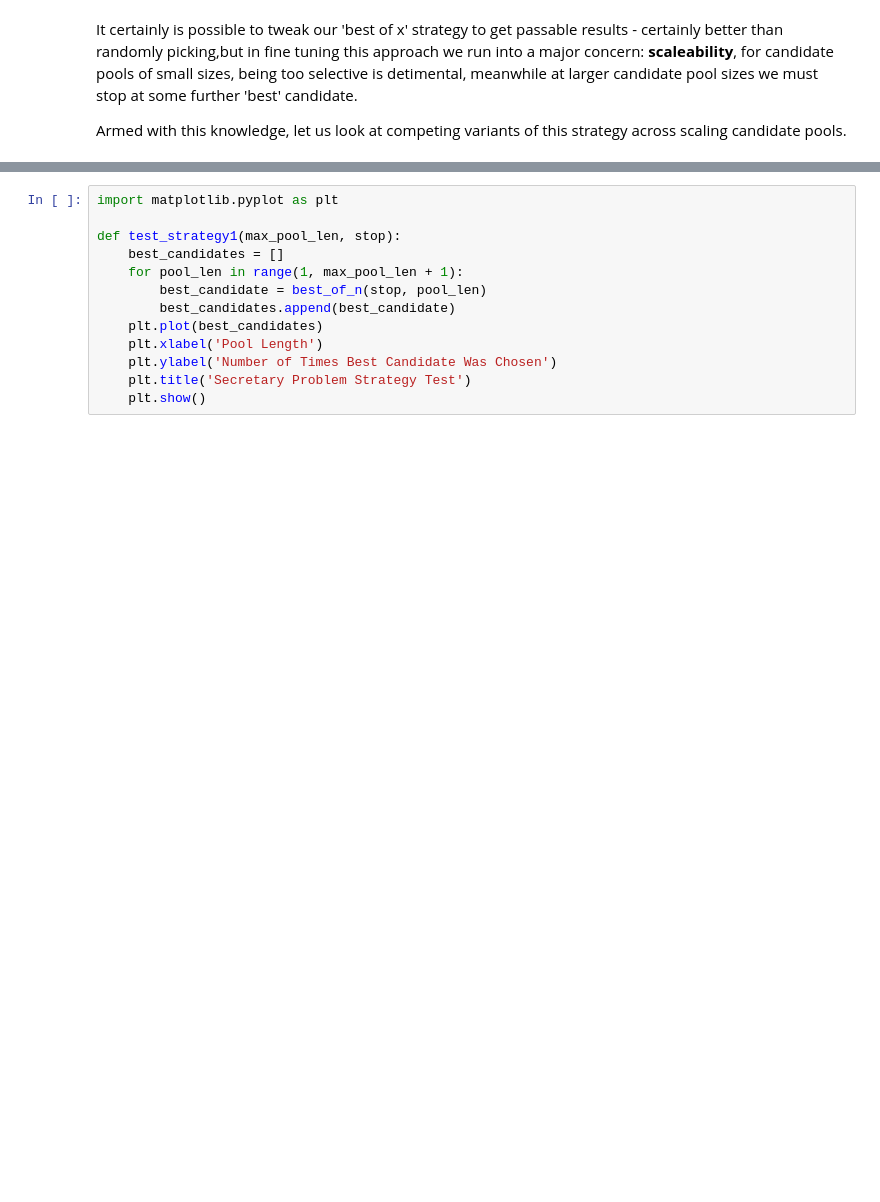
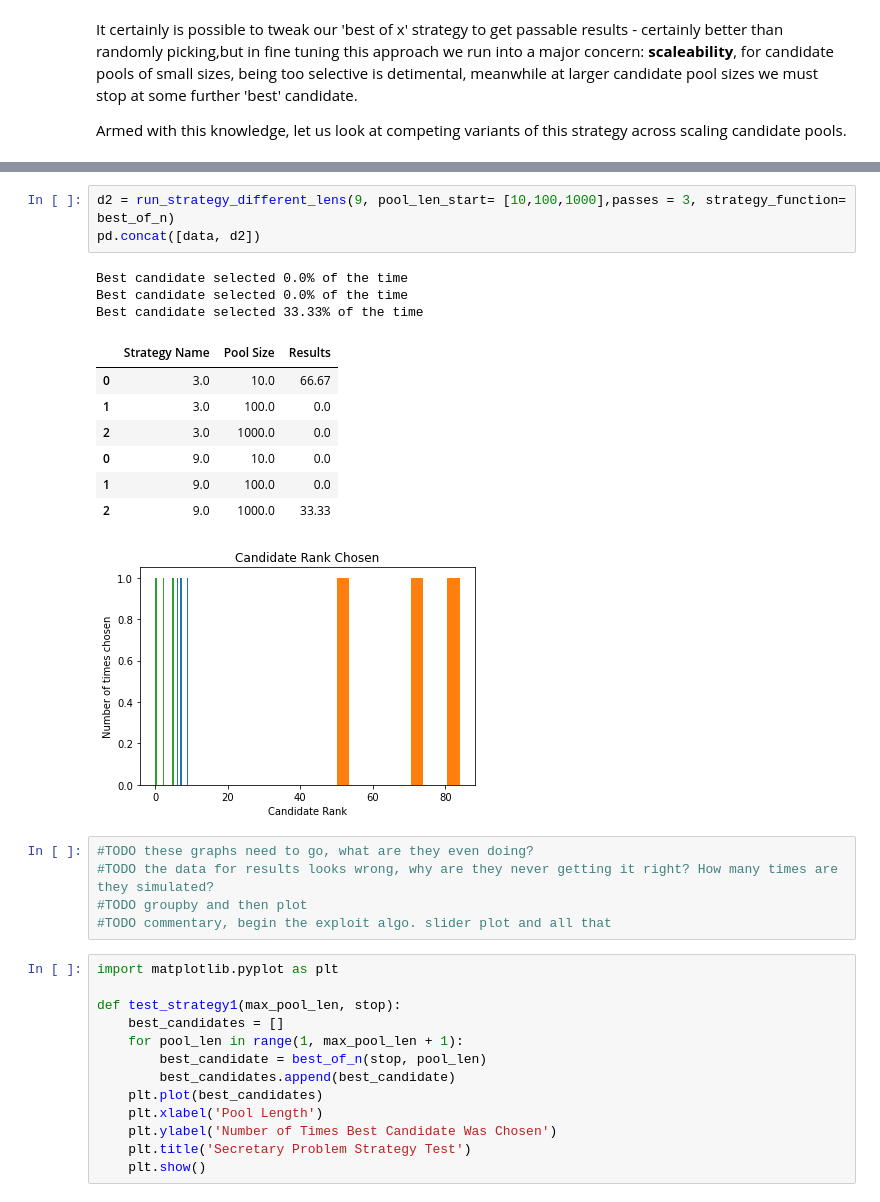
Before and after one commit to Robert-Kilduff/Secretary_problem, a Jupyter notebook: SecretarySim.ipynb, the cells around one changed output, grey strips where cells are left out. Cells and saved outputs as stored; diff of their text form; blank space fills up the shorter version.

```diff
--- a/SecretarySim.ipynb
+++ b/SecretarySim.ipynb
@@ -157,3 +159,23 @@ IndentationError: expected an indented block (3616041218.py, line 5)
+# %%
+d2 = run_strategy_different_lens(9, pool_len_start= [10,100,1000],passes = 3, strategy_function= best_of_n)
+pd.concat([data, d2])
+# %% [output]
+Best candidate selected 0.0% of the time
+Best candidate selected 0.0% of the time
+Best candidate selected 33.33% of the time
+|  | Strategy Name | Pool Size | Results |
+| 0 | 3.0 | 10.0 | 66.67 |
+| 1 | 3.0 | 100.0 | 0.0 |
+| 2 | 3.0 | 1000.0 | 0.0 |
+| 0 | 9.0 | 10.0 | 0.0 |
+| 1 | 9.0 | 100.0 | 0.0 |
+| 2 | 9.0 | 1000.0 | 33.33 |
+[figure, added]
+# %%
+#TODO these graphs need to go, what are they even doing?
+#TODO the data for results looks wrong, why are they never getting it right? How many times are they simulated?
+#TODO groupby and then plot
+#TODO commentary, begin the exploit algo. slider plot and all that
 # %%
 import matplotlib.pyplot as plt
 
```
Also changed, not shown: parts of 18 cells of this notebook, 1 other file.
